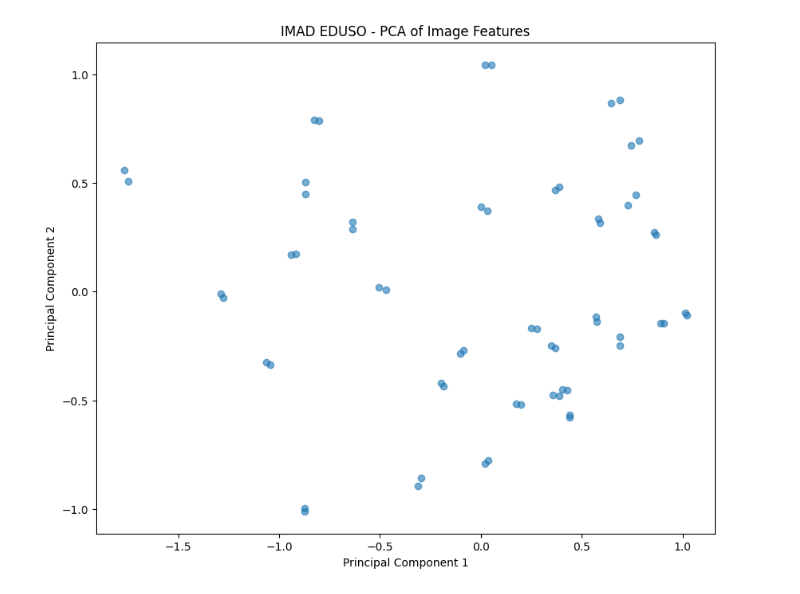
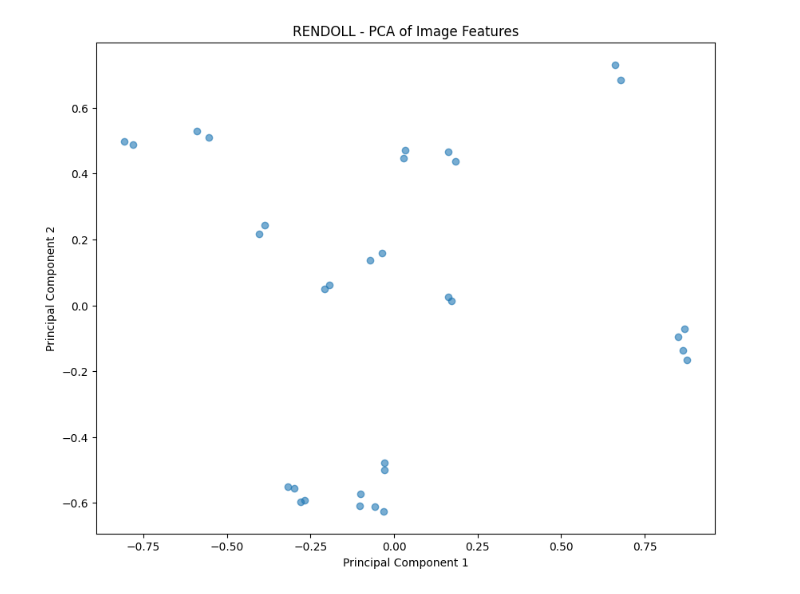
Before and after one commit to dijalaanita/Lagos-FW-2024-Analysis, a Jupyter notebook: rendoll_analysis.ipynb, the cells around one changed output. Drawn from its saved outputs; the diff is of its cells as text; code cells hidden in the pictures.

```diff
--- a/rendoll_analysis.ipynb
+++ b/rendoll_analysis.ipynb
@@ -120,18 +120,18 @@ Found 62 images belonging to 2 classes.
 # %%
-X = np.load('imad_eduso_features.npy')
-y = np.load('imad_eduso_files.npy')
+X = np.load('rendoll_features.npy')
+y = np.load('rendoll_files.npy')
 
 pca = PCA(n_components=2)
 pca_results = pca.fit_transform(X)
 
 plt.figure(figsize=(10,8))
 plt.scatter(pca_results[:,0], pca_results[:,1], alpha=0.6)
 plt.title('RENDOLL - PCA of Image Features')
 plt.xlabel('Principal Component 1')
 plt.ylabel('Principal Component 2')
 plt.show()
 # %% [output]
-[figure, old version]
+[figure, new version]
 # %%
 def extract_colors(image_path, n_colors=5):
     img = cv2.imread(image_path)
```
Also changed, not shown: parts of 5 cells of this notebook, 34 other files.
